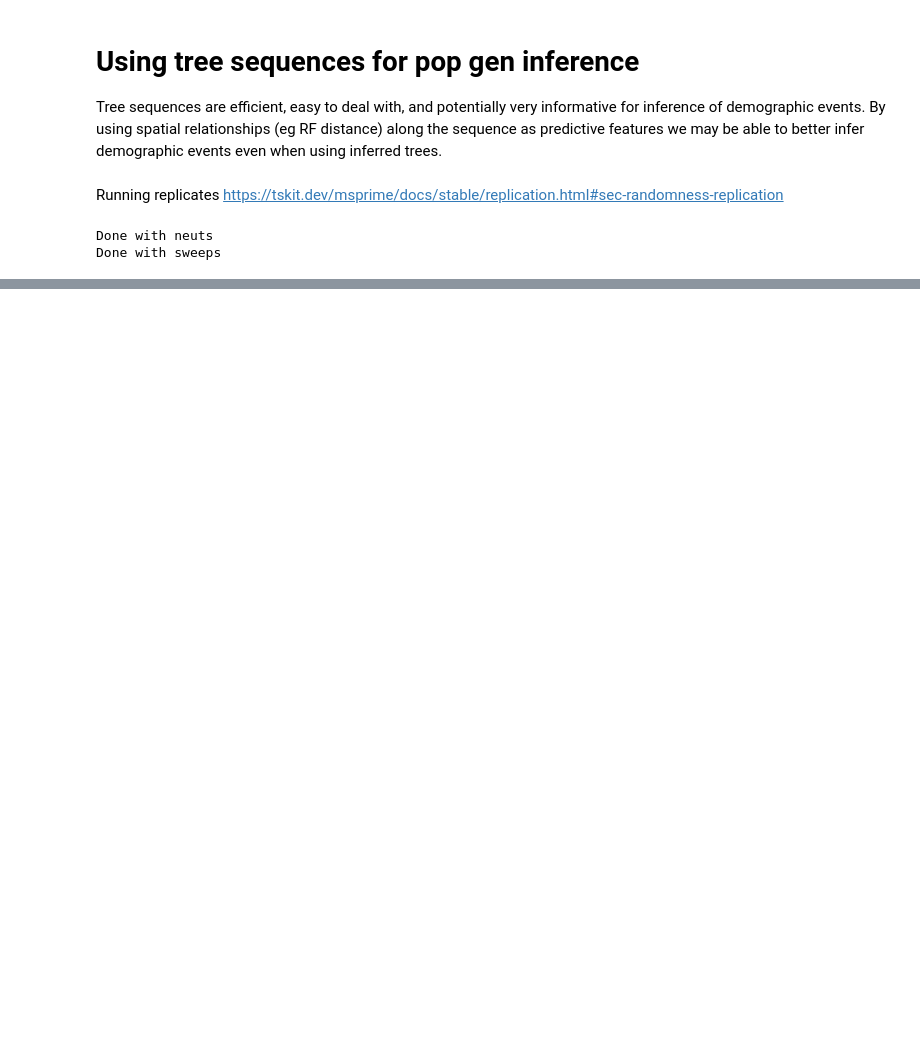
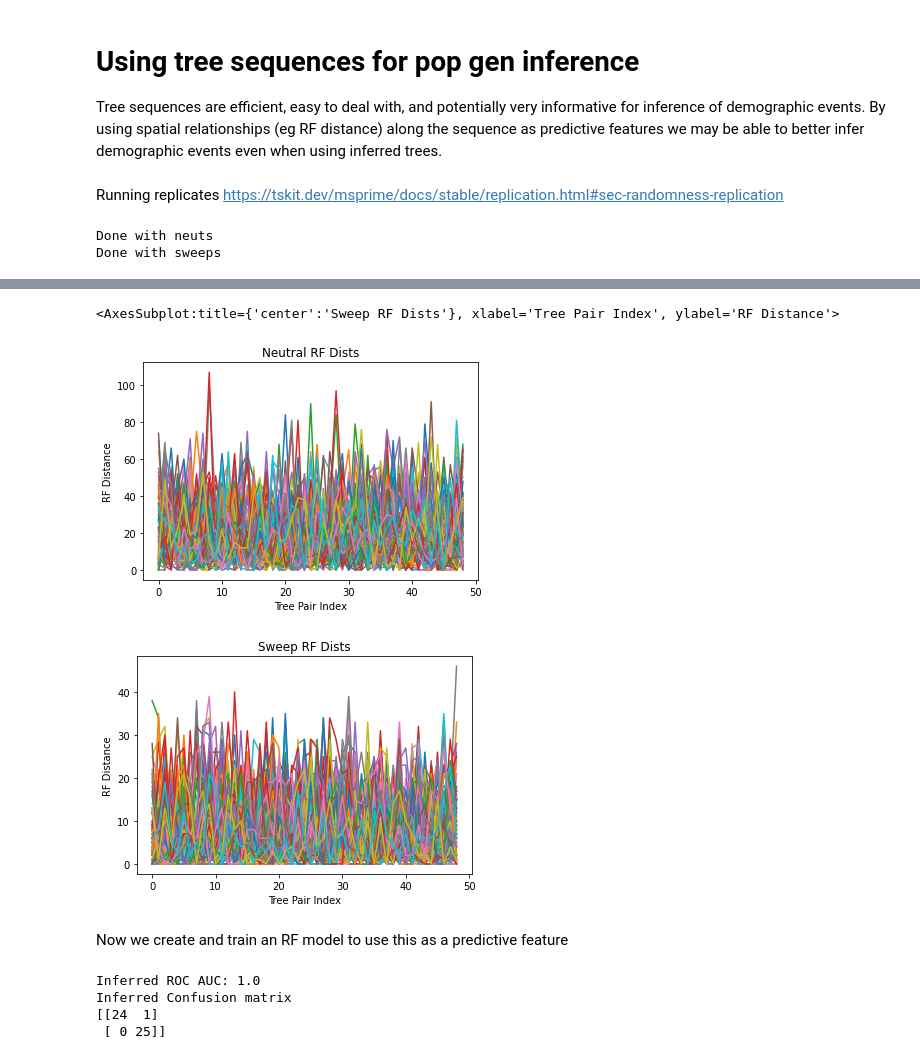
Before and after one commit to SchriderLab/TreeSeqPopGenInference, a Jupyter notebook: pilot/pilot.ipynb, the cells around one changed output, grey strips where cells are left out. Drawn from its saved outputs; the diff is of its cells as text; code cells hidden in the pictures; blank space fills up the shorter version.

```diff
--- a/pilot/pilot.ipynb
+++ b/pilot/pilot.ipynb
@@ -142,0 +183,18 @@ sweep_df.plot(title="Sweep RF Dists", ylabel="RF Distance", xlabel="Tree Pair In
+# %%
+neut_inferred_ts = []
+sweep_inferred_ts = []
+
+for idx, (neut_rep, sweep_rep) in tqdm(enumerate(zip(neut_mts, sweep_mts)), total=len(neut_mts)):
+    neut_samp = tsinfer.SampleData.from_tree_sequence(
+        neut_rep,
+        path=f"samples/neut/{idx}.samples",
+        num_flush_threads=2)
+
+    neut_inferred_ts.append(tsinfer.infer(neut_samp))
+
+    sweep_samp = tsinfer.SampleData.from_tree_sequence(
+        sweep_rep,
+        path=f"samples/sweep/{idx}.samples",
+        num_flush_threads=2)
+
+    sweep_inferred_ts.append(tsinfer.infer(sweep_samp))
@@ -142,0 +205,23 @@ sweep_df.plot(title="Sweep RF Dists", ylabel="RF Distance", xlabel="Tree Pair In
+# %%
+#Read in trees to ete3 through newick conversion, calc RFs while in memory, move on to next
+neut_reps_inferred_rfs = []
+sweep_reps_inferred_rfs = []
+for neut_rep, sweep_rep in tqdm(zip(neut_inferred_ts, sweep_inferred_ts), total=len(neut_mts)):
+    neut_reps_inferred_rfs.append(calc_ts_rf(neut_rep))
+    sweep_reps_inferred_rfs.append(calc_ts_rf(sweep_rep))
+# %%
+#RF Dist Stats
+neut_inferred_arr = np.array(neut_reps_inferred_rfs)
+sweep_inferred_arr = np.array(sweep_reps_inferred_rfs)
+
+np.savetxt("neut_inferred_data.tsv", neut_arr, delimiter="\t")
+np.savetxt("sweep_inferred_data.tsv", sweep_arr, delimiter="\t")
+
+neut_inferred_df = pd.DataFrame(neut_inferred_arr.T)
+sweep_inferred_df = pd.DataFrame(sweep_inferred_arr.T)
+
+print("Neutral")
+print(neut_inferred_df.describe())
+
+print("\nSweep")
+print(sweep_inferred_df.describe())
@@ -142,0 +246,10 @@ sweep_df.plot(title="Sweep RF Dists", ylabel="RF Distance", xlabel="Tree Pair In
+# %%
+#Plot location-based RF
+neut_inferred_df.plot(title="Neutral RF Dists", ylabel="RF Distance", xlabel="Tree Pair Index", legend=None)
+sweep_inferred_df.plot(title="Sweep RF Dists", ylabel="RF Distance", xlabel="Tree Pair Index", legend=None)
+# %% [output]
+<AxesSubplot:title={'center':'Sweep RF Dists'}, xlabel='Tree Pair Index', ylabel='RF Distance'>
+[figure, added]
+[figure, added]
+# %% [markdown]
+Now we create and train an RF model to use this as a predictive feature
@@ -142,0 +262,18 @@ sweep_df.plot(title="Sweep RF Dists", ylabel="RF Distance", xlabel="Tree Pair In
+# %%
+#RF model
+clf_inf = RandomForestClassifier()
+clf_inf.fit(x_train, y_train)
+
+pred = clf_inf.predict_proba(x_test)
+
+roc_auc = roc_auc_score(y_test, pred[:,1])
+print(f"Inferred ROC AUC: {roc_auc}")
+
+confmat = confusion_matrix(y_test, np.argmax(pred, axis=1))
+print("Inferred Confusion matrix")
+print(confmat)
+# %% [output]
+Inferred ROC AUC: 1.0
+Inferred Confusion matrix
+[[24  1]
+ [ 0 25]]
```
Also changed, not shown: parts of 16 cells of this notebook, 5 other files.
